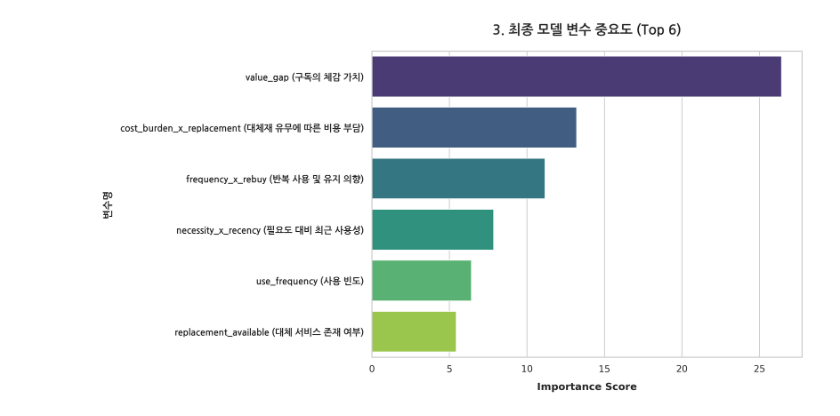
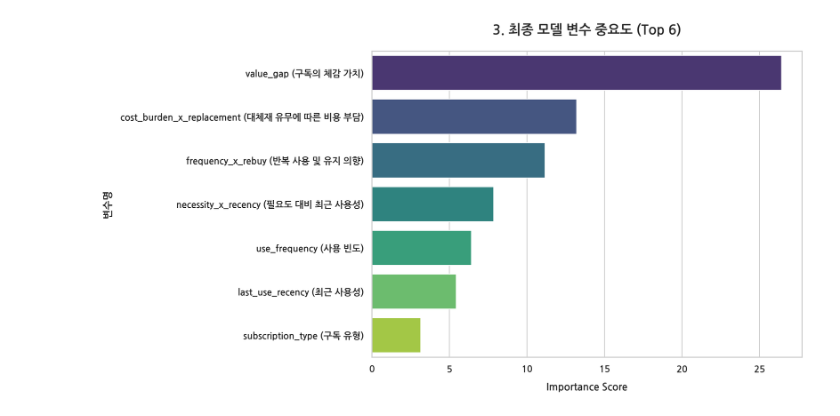
Before and after one commit to parksuejin1026/2026_ML, a Jupyter notebook: submission3.ipynb, the cells around one changed output. Saved outputs shown, nothing was run; the diff lists cells and outputs as text; code cells hidden in the pictures.

```diff
--- a/submission3.ipynb
+++ b/submission3.ipynb
@@ -78,30 +148,27 @@ plt.show()
 # %%
 plt.figure(figsize=(12, 6.5), dpi=300)
 
-feat_imp = {
-    '변수명': [
-        'value_gap (구독의 체감 가치)',
-        'cost_burden_x_replacement (대체재 유무에 따른 비용 부담)',
-        'frequency_x_rebuy (반복 사용 및 유지 의향)',
-        'necessity_x_recency (필요도 대비 최근 사용성)',
-        'use_frequency (사용 빈도)',
-        'replacement_available (대체 서비스 존재 여부)'
-    ],
-    '중요도': [26.42, 13.21, 11.17, 7.85, 6.42, 5.44]
+real_importance = model.get_feature_importance()
+
+feature_labels_map = {
+    'value_gap': 'value_gap (구독의 체감 가치)',
+    'cost_burden_x_replacement': 'cost_burden_x_replacement (대체재 유무에 따른 비용 부담)',
+    'frequency_x_rebuy': 'frequency_x_rebuy (반복 사용 및 유지 의향)',
+    'necessity_x_recency': 'necessity_x_recency (필요도 대비 최근 사용성)',
+    'subscription_type': 'subscription_type (구독 유형)',
+    'use_frequency': 'use_frequency (사용 빈도)',
+    'last_use_recency': 'last_use_recency (최근 사용성)'
 }
-df_importance = pd.DataFrame(feat_imp).sort_values(by='중요도', ascending=False)
+translated_labels = [feature_labels_map[f] for f in features]
+df_importance_real = pd.DataFrame({'변수명': translated_labels, '중요도': real_importance}).sort_values(by='중요도', ascending=False)
 
-ax3 = sns.barplot(data=df_importance, x='중요도', y='변수명', palette='viridis')
+ax3 = sns.barplot(data=df_importance_real, x='중요도', y='변수명', palette='viridis')
 
-plt.title('3. 최종 모델 변수 중요도 (Top 6)', fontproperties=f_prop, fontsize=16, fontweight='bold', pad=20)
+plt.title('3. 최종 모델 변수 중요도 (Top 6)', fontsize=16, fontweight='bold', pad=20)
 plt.xlabel('Importance Score', fontsize=12, fontweight='bold', labelpad=10)
-plt.ylabel('변수명', fontproperties=f_prop, fontsize=12, labelpad=10)
-
-for label in ax3.get_yticklabels():
-    label.set_fontproperties(f_prop)
-    label.set_fontsize(11)
+plt.ylabel('변수명', fontsize=12, labelpad=10)
 
 plt.tight_layout()
 plt.show()
 # %% [output]
-[figure, old version]
+[figure, new version]
```
Also changed, not shown: parts of 5 cells of this notebook.
